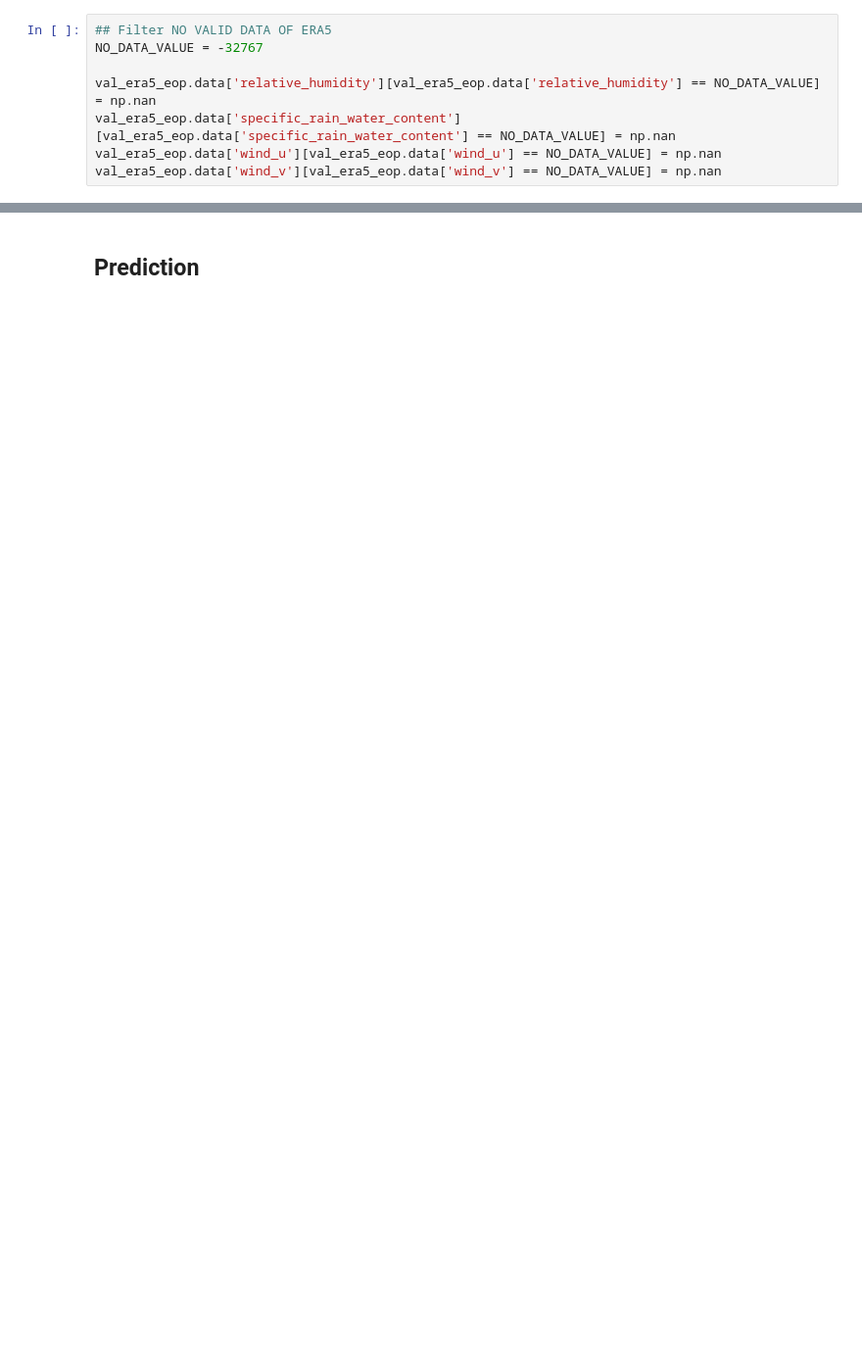
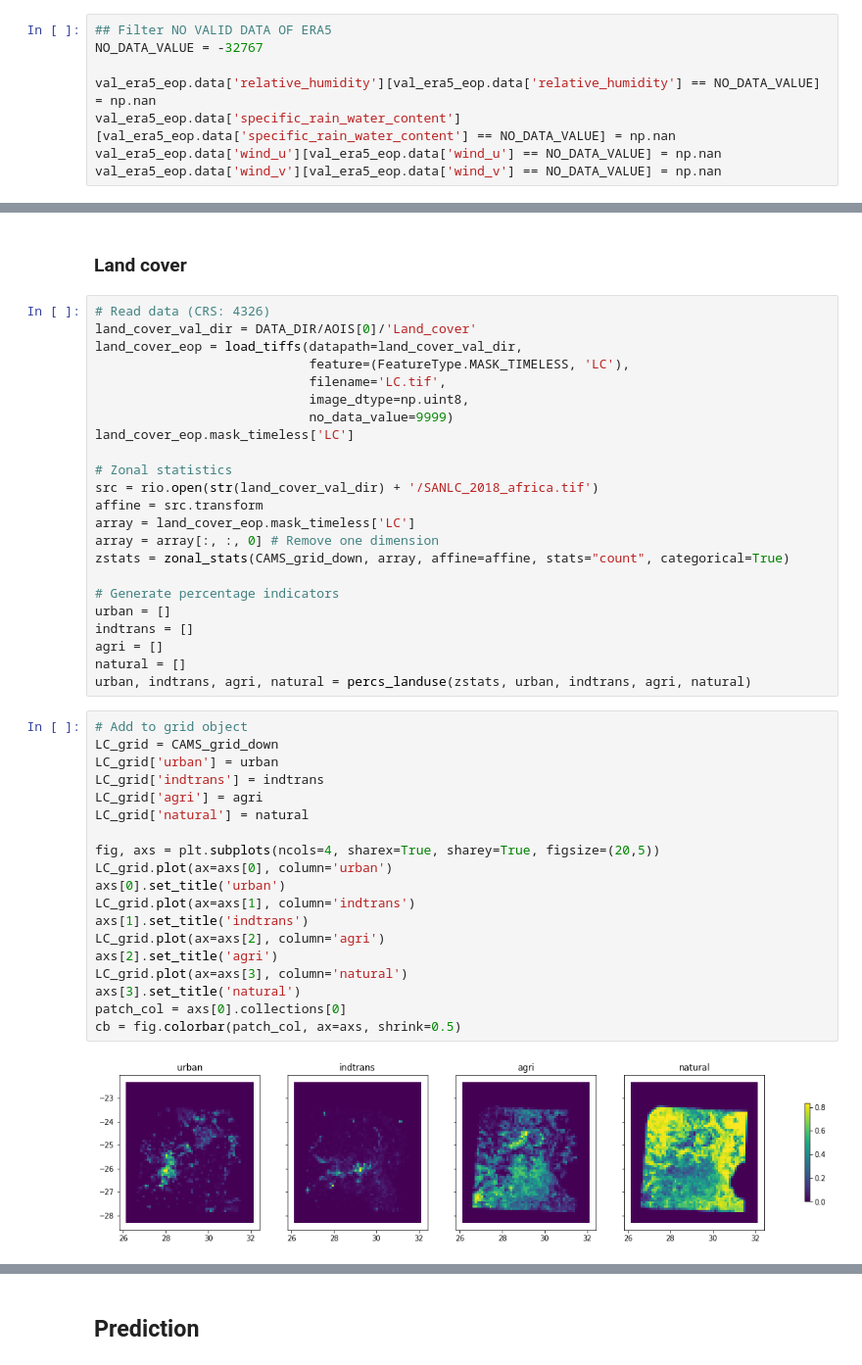
Before and after one commit to masawdah/air_quality, a Jupyter notebook: VAL_PM25.ipynb, the cells around one changed output, grey strips where cells are left out. Shown at 98% size. Saved outputs shown, nothing was run; the diff lists cells and outputs as text; blank space fills up the shorter version.

```diff
--- a/VAL_PM25.ipynb
+++ b/VAL_PM25.ipynb
@@ -266,3 +267,49 @@ for index, era5p in enumerate(era5_products):
             i+=1
 
 #del val_era5_eop
+# %% [markdown]
+### Land cover
+# %%
+# Read data (CRS: 4326)
+land_cover_val_dir = DATA_DIR/AOIS[0]/'Land_cover'
+land_cover_eop = load_tiffs(datapath=land_cover_val_dir,
+                            feature=(FeatureType.MASK_TIMELESS, 'LC'),
+                            filename='LC.tif',
+                            image_dtype=np.uint8,
+                            no_data_value=9999)
+land_cover_eop.mask_timeless['LC']
+
+# Zonal statistics
+src = rio.open(str(land_cover_val_dir) + '/SANLC_2018_africa.tif')
+affine = src.transform
+array = land_cover_eop.mask_timeless['LC']
+array = array[:, :, 0] # Remove one dimension
+zstats = zonal_stats(CAMS_grid_down, array, affine=affine, stats="count", categorical=True)
+
+# Generate percentage indicators
+urban = []
+indtrans = []
+agri = []
+natural = []
+urban, indtrans, agri, natural = percs_landuse(zstats, urban, indtrans, agri, natural)
+# %%
+# Add to grid object
+LC_grid = CAMS_grid_down
+LC_grid['urban'] = urban
+LC_grid['indtrans'] = indtrans
+LC_grid['agri'] = agri
+LC_grid['natural'] = natural
+
+fig, axs = plt.subplots(ncols=4, sharex=True, sharey=True, figsize=(20,5))
+LC_grid.plot(ax=axs[0], column='urban')
+axs[0].set_title('urban')
+LC_grid.plot(ax=axs[1], column='indtrans')
+axs[1].set_title('indtrans')
+LC_grid.plot(ax=axs[2], column='agri')
+axs[2].set_title('agri')
+LC_grid.plot(ax=axs[3], column='natural')
+axs[3].set_title('natural')
+patch_col = axs[0].collections[0]
+cb = fig.colorbar(patch_col, ax=axs, shrink=0.5)
+# %% [output]
+[figure, added]
```
Also changed, not shown: parts of 18 cells of this notebook, 2 other files.
